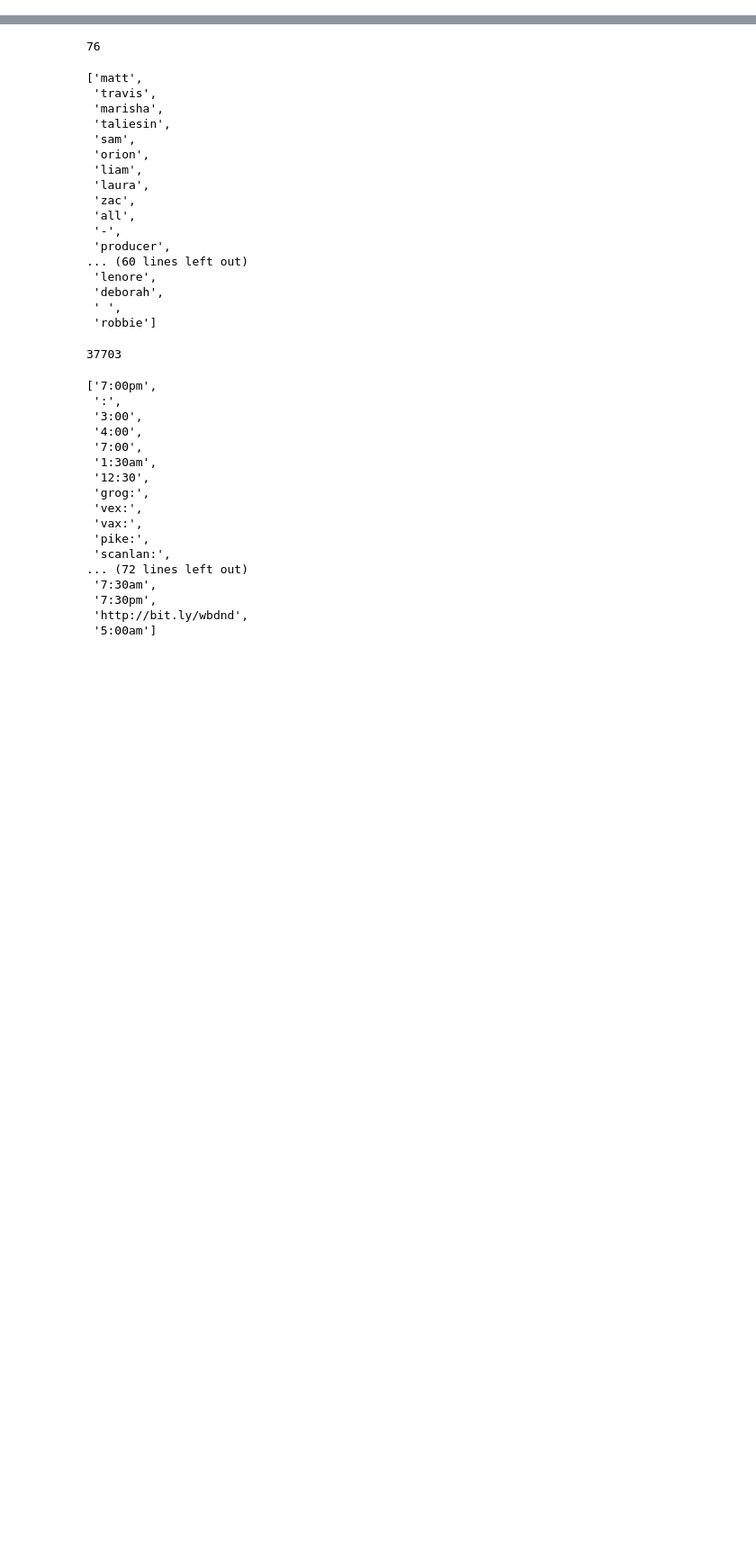
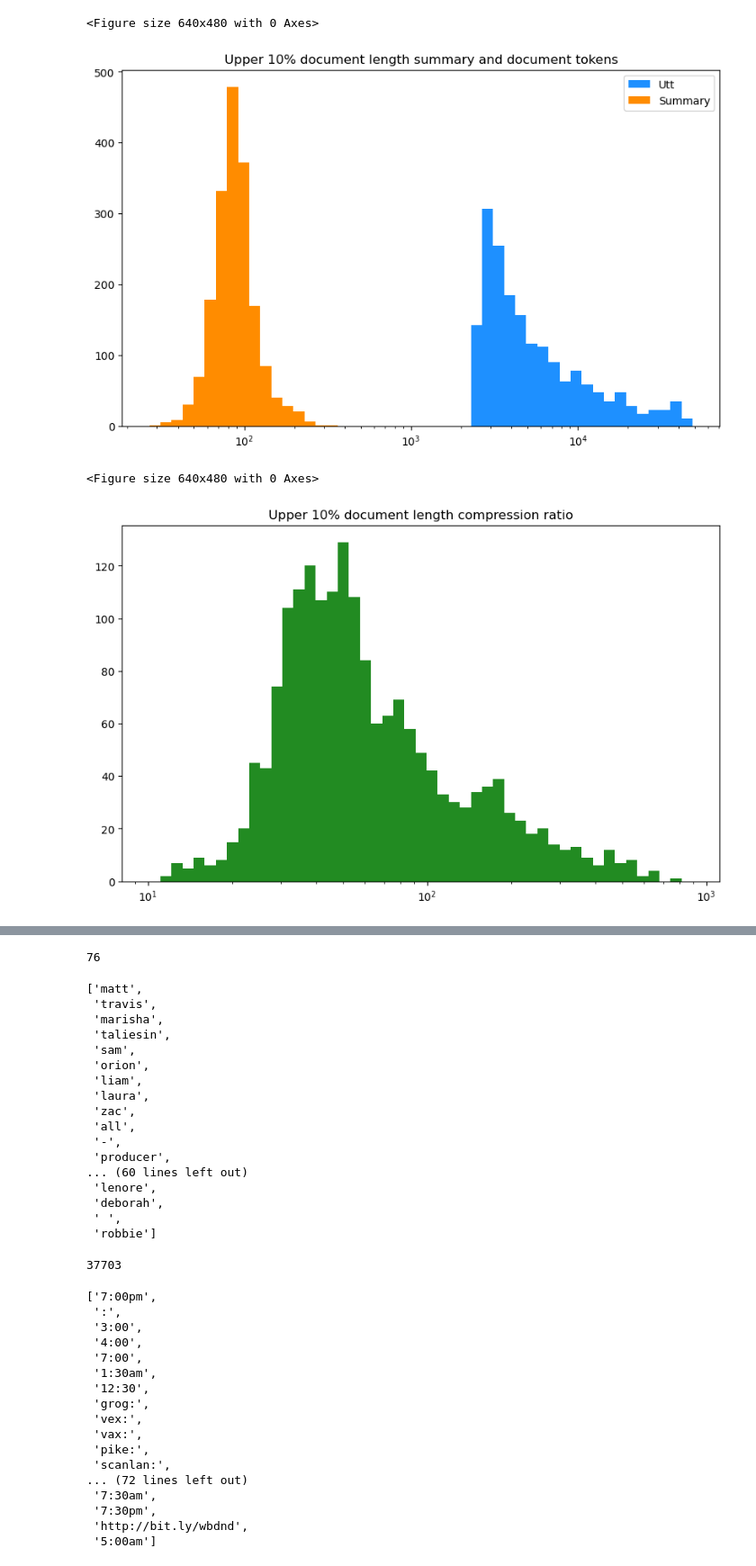
Before and after one commit to VictorHerrig/Critical_Role_summarization, a Jupyter notebook: exploration/get_data_stats.ipynb, the cells around one changed output, grey strips where cells are left out. Shown at 90% size. Cells and saved outputs as stored; diff of their text form; code cells hidden in the pictures; blank space fills up the shorter version.

```diff
--- a/exploration/get_data_stats.ipynb
+++ b/exploration/get_data_stats.ipynb
@@ -90,0 +117,28 @@ plt.show()
+# %%
+upper_10_idx = np.argsort(utt_lens)[-int(len(utt_lens) / 10):]
+upper_10_utt_lens = np.array(utt_lens)[upper_10_idx]
+upper_10_summ_lens = np.array(summ_lens)[upper_10_idx]
+
+plt.clf()
+_ = plt.subplots(figsize=(10, 6))
+bins = np.logspace(np.log10(min(upper_10_utt_lens.min(), upper_10_summ_lens.min())), np.log10(max(upper_10_utt_lens)))
+plt.hist(upper_10_utt_lens, label='Utt', color='dodgerblue', bins=bins)
+plt.hist(upper_10_summ_lens, label='Summary', color='darkorange', bins=bins)
+plt.xscale('log')
+plt.legend()
+plt.title('Upper 10% document length summary and document tokens')
+plt.show()
+
+plt.clf()
+_ = plt.subplots(figsize=(10, 6))
+ratios = [float(u) / float(s) for u, s in zip(upper_10_utt_lens, upper_10_summ_lens) if s != 0]
+bins = np.logspace(np.log10(min(ratios)), np.log10(max(ratios)))
+plt.hist(ratios, color='forestgreen', bins=bins)
+plt.xscale('log')
+plt.title('Upper 10% document length compression ratio')
+plt.show()
+# %% [output]
+<Figure size 640x480 with 0 Axes>
+[figure, added]
+<Figure size 640x480 with 0 Axes>
+[figure, added]
```
Also changed, not shown: parts of 15 cells of this notebook, 1 other file.
